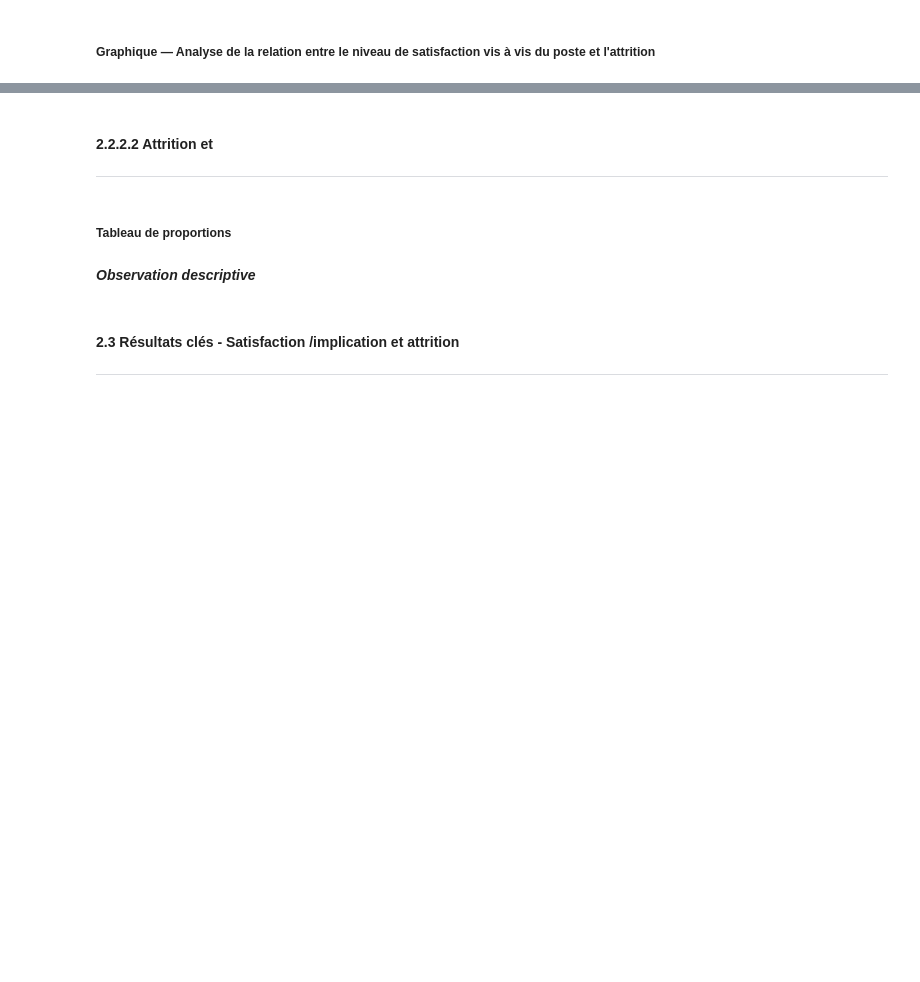
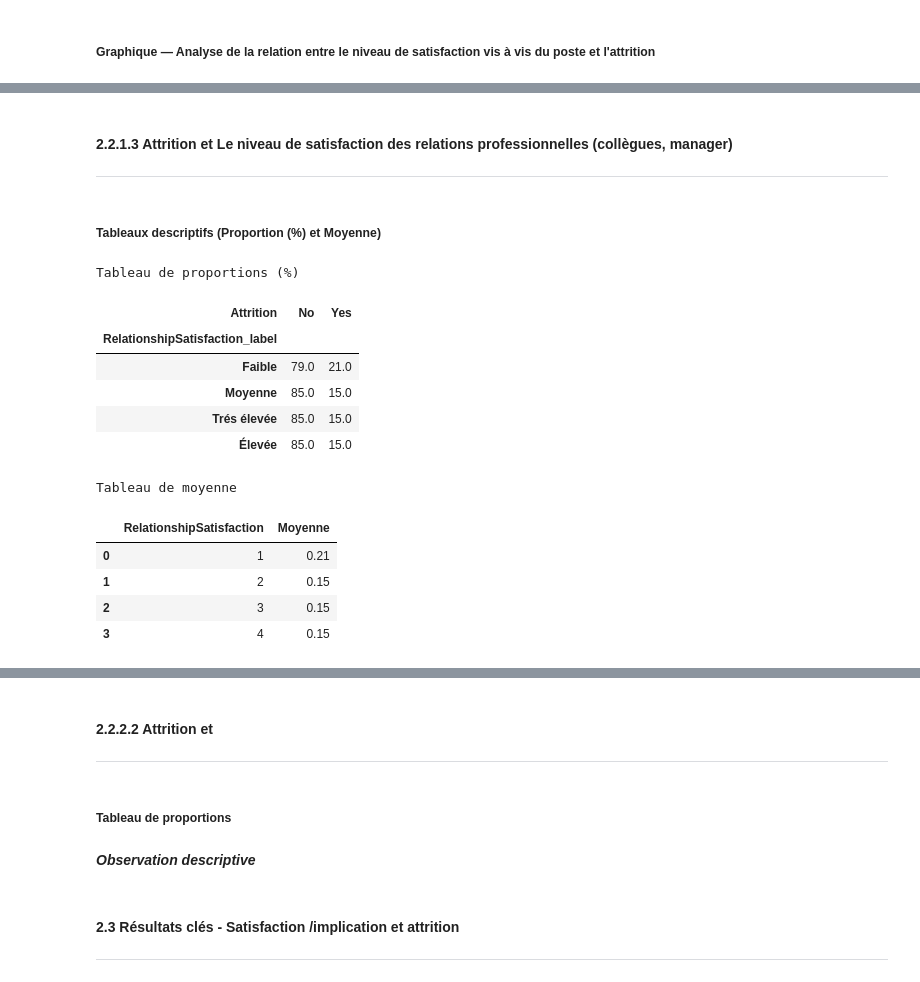
Before and after one commit to Kemuri15/employee-attrition-analysis, a Jupyter notebook: notebooks/05_axe_3_satisfaction_implication.ipynb, the cells around one changed output, grey strips where cells are left out. Cells and saved outputs as stored; diff of their text form; code cells hidden in the pictures; blank space fills up the shorter version.

```diff
--- a/notebooks/05_axe_3_satisfaction_implication.ipynb
+++ b/notebooks/05_axe_3_satisfaction_implication.ipynb
@@ -699,0 +731,47 @@ On observe que le taux d’attrition décroît à mesure que le niveau de satisf
+# %% [markdown]
+#### 2.2.1.3 Attrition et Le niveau de satisfaction des relations professionnelles (collègues, manager)
+---
+# %% [markdown]
+##### Tableaux descriptifs (Proportion ­­(%) et Moyenne)
+# %%
+# Tableau de proportion
+relationshipSatisfaction_attrition = df_satisfaction_implication[["RelationshipSatisfaction_label", "Attrition"]]
+
+pivot_relationshipSatisfaction_attrition = pivot_percent(relationshipSatisfaction_attrition, "RelationshipSatisfaction_label", "Attrition")
+
+# Tableau de moyenne
+relationshipSatisfaction_attrition_mean = groupby_mean(df_satisfaction_implication,"RelationshipSatisfaction", "Attrition_num")
+
+# Tableau côte à côte
+
+display_html(
+    """
+    <div style="display: inline-flex; gap: 60px; align-items: flex-start;">
+        <div>
+            <h4>Tableau de proportions (%)</h4>
+            {t1}
+        </div>
+        <div>
+            <h4>Tableau de moyenne</h4>
+            {t2}
+        </div>
+    </div>
+    """.format(
+        t1=pivot_relationshipSatisfaction_attrition.to_html(),
+        t2=relationshipSatisfaction_attrition_mean.to_html()
+    ),
+    raw=True)
+# %% [output]
+Tableau de proportions (%)
+| Attrition | No | Yes |
+| RelationshipSatisfaction_label |  |  |
+| Faible | 79.0 | 21.0 |
+| Moyenne | 85.0 | 15.0 |
+| Trés élevée | 85.0 | 15.0 |
+| Élevée | 85.0 | 15.0 |
+Tableau de moyenne
+|  | RelationshipSatisfaction | Moyenne |
+| 0 | 1 | 0.21 |
+| 1 | 2 | 0.15 |
+| 2 | 3 | 0.15 |
+| 3 | 4 | 0.15 |
```
Also changed, not shown: parts of 38 cells of this notebook, 2 other files.
